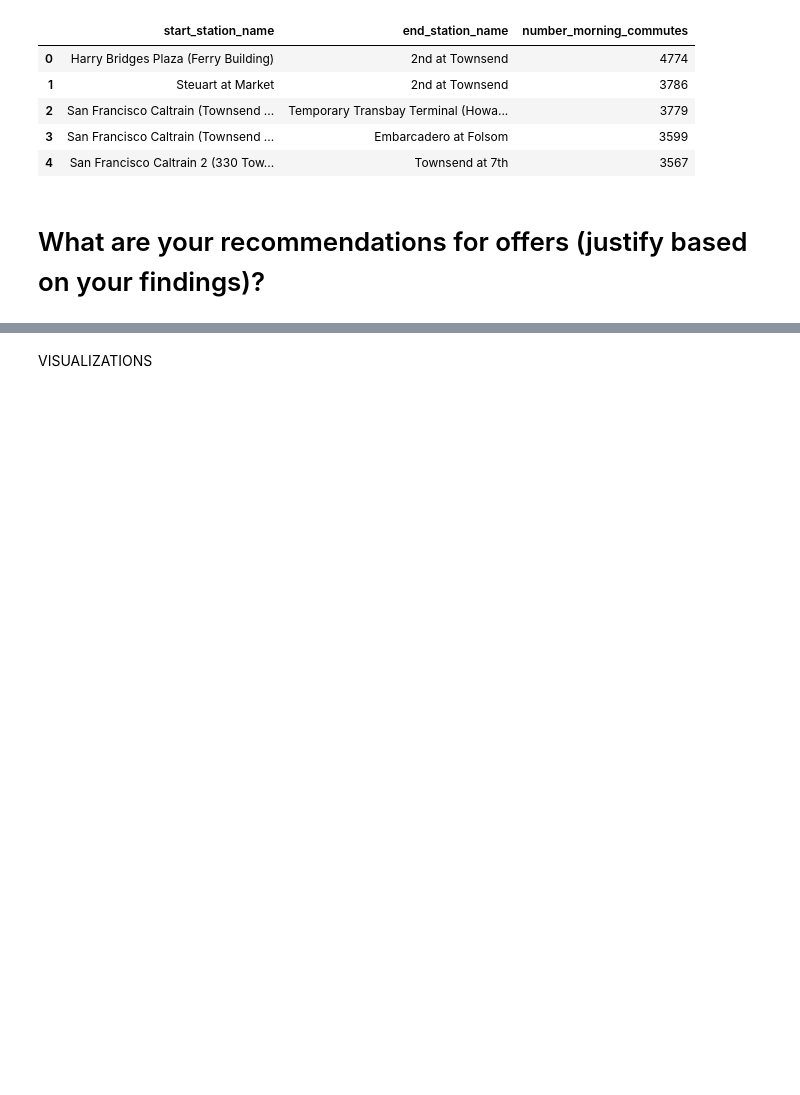
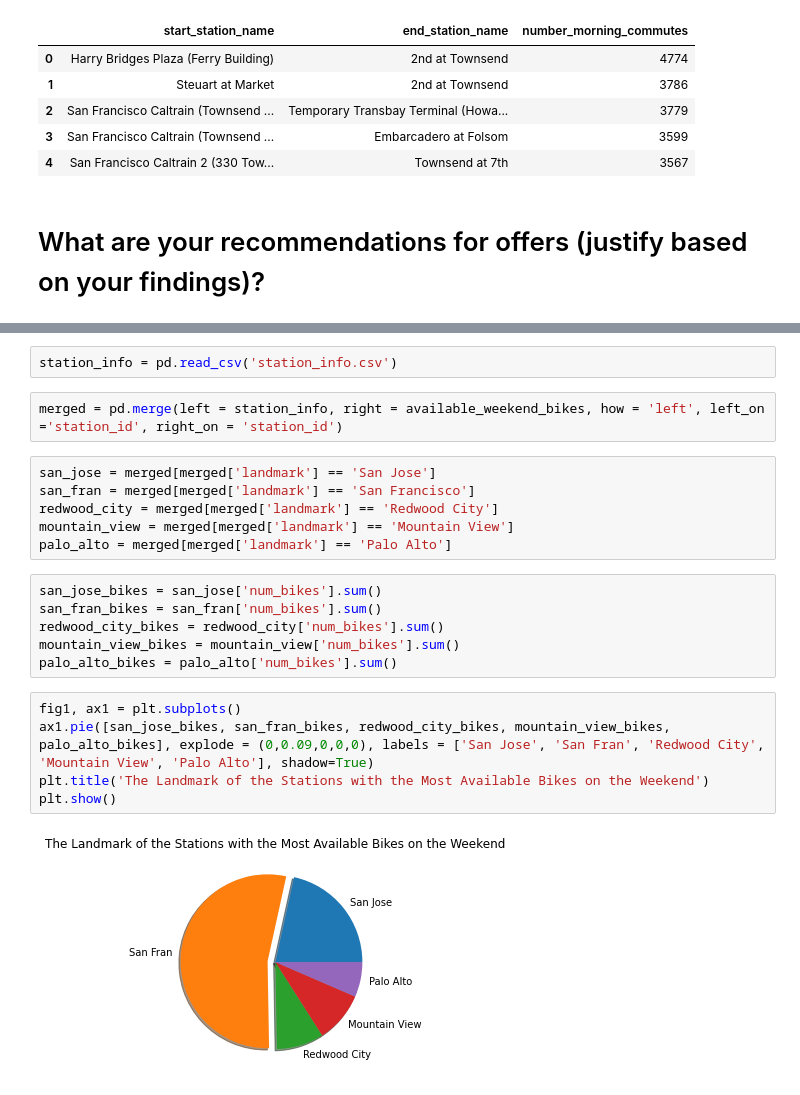
Before and after one commit to kt-cason/Katherine_CasonREPO, a Jupyter notebook: Project_1.ipynb, the cells around one changed output, grey strips where cells are left out. Cells and saved outputs as stored; diff of their text form; blank space fills up the shorter version.

```diff
--- a/Project_1.ipynb
+++ b/Project_1.ipynb
@@ -140,2 +236,23 @@ Waiting on bqjob_r2a86312513e35460_00000174efc8325a_1 ... (0s) Current status: D
-# %% [markdown]
-VISUALIZATIONS
+# %%
+station_info = pd.read_csv('station_info.csv')
+# %%
+merged = pd.merge(left = station_info, right = available_weekend_bikes, how = 'left', left_on ='station_id', right_on = 'station_id')
+# %%
+san_jose = merged[merged['landmark'] == 'San Jose']
+san_fran = merged[merged['landmark'] == 'San Francisco']
+redwood_city = merged[merged['landmark'] == 'Redwood City']
+mountain_view = merged[merged['landmark'] == 'Mountain View']
+palo_alto = merged[merged['landmark'] == 'Palo Alto']
+# %%
+san_jose_bikes = san_jose['num_bikes'].sum()
+san_fran_bikes = san_fran['num_bikes'].sum()
+redwood_city_bikes = redwood_city['num_bikes'].sum()
+mountain_view_bikes = mountain_view['num_bikes'].sum()
+palo_alto_bikes = palo_alto['num_bikes'].sum()
+# %%
+fig1, ax1 = plt.subplots()
+ax1.pie([san_jose_bikes, san_fran_bikes, redwood_city_bikes, mountain_view_bikes, palo_alto_bikes], explode = (0,0.09,0,0,0), labels = ['San Jose', 'San Fran', 'Redwood City', 'Mountain View', 'Palo Alto'], shadow=True)
+plt.title('The Landmark of the Stations with the Most Available Bikes on the Weekend')
+plt.show()
+# %% [output]
+[figure, added]
```
Also changed, not shown: parts of 32 cells of this notebook, 1 other file.
